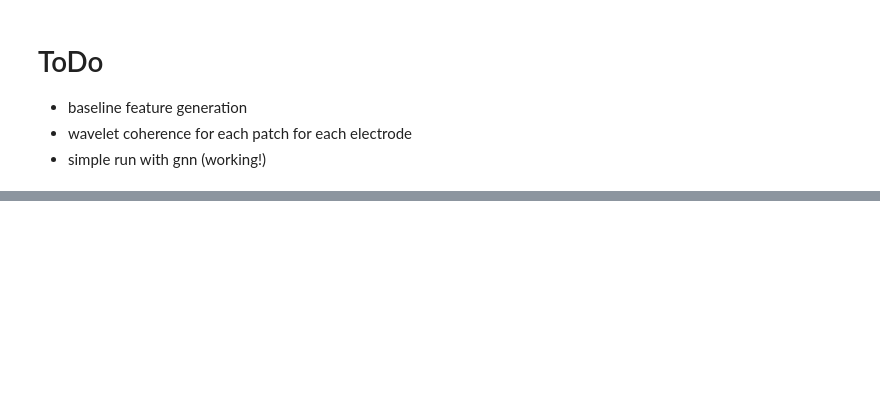
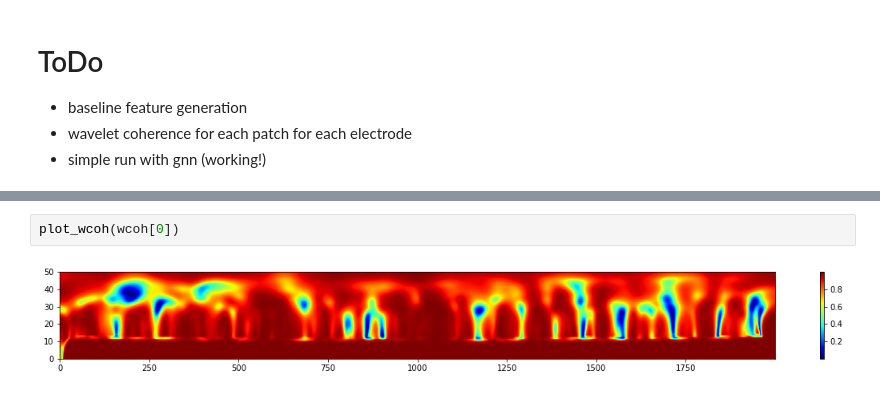
Before and after one commit to dmasny99/skt_neuroimaging_2022, a Jupyter notebook: data_preparation.ipynb, the cells around one changed output, grey strips where cells are left out. Saved outputs shown, nothing was run; the diff lists cells and outputs as text; blank space fills up the shorter version.

```diff
--- a/data_preparation.ipynb
+++ b/data_preparation.ipynb
@@ -130,0 +192,4 @@ KeyboardInterrupt:
+# %%
+plot_wcoh(wcoh[0])
+# %% [output]
+[figure, added]
```
Also changed, not shown: parts of 28 cells of this notebook, 2 other files.
